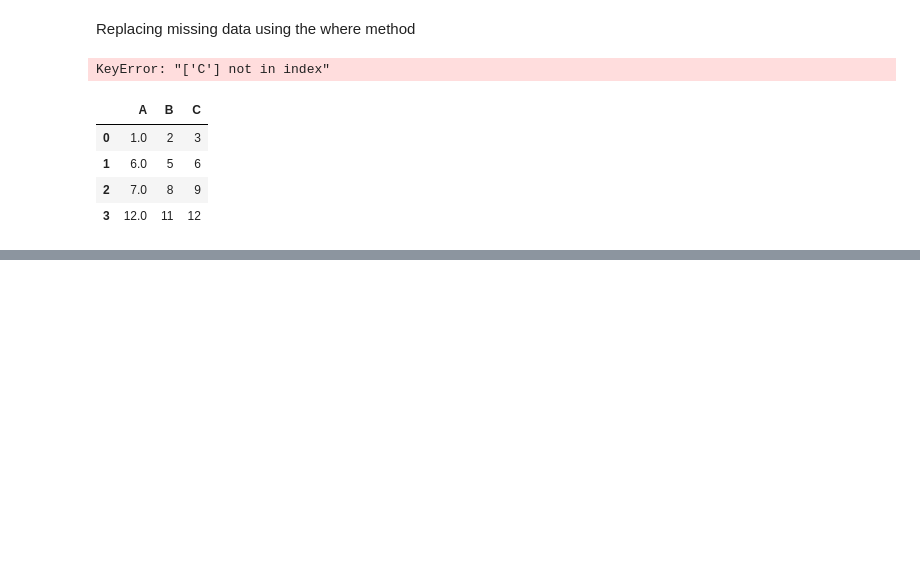
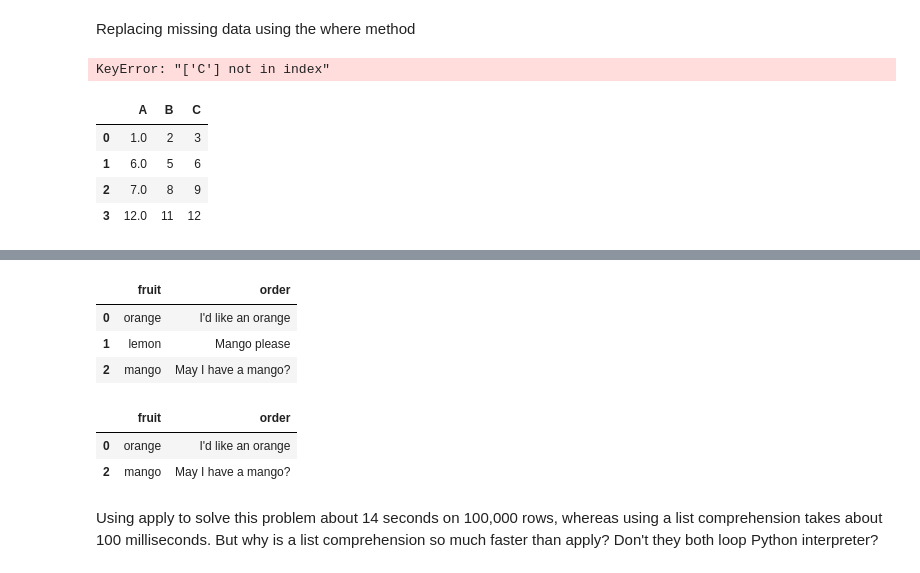
Before and after one commit to 1mmo/data-analysis-handbook, a Jupyter notebook: handbook/Working with data/Pandas.ipynb, the cells around one changed output, grey strips where cells are left out. Saved outputs shown, nothing was run; the diff lists cells and outputs as text; code cells hidden in the pictures; blank space fills up the shorter version.

Commit message:
continue learning about apply

```diff
--- a/handbook/Working with data/Pandas.ipynb
+++ b/handbook/Working with data/Pandas.ipynb
@@ -3021,0 +3036,20 @@ df
+# %%
+data = pd.DataFrame({
+    'fruit': ['orange', 'lemon', 'mango'],
+    'order': ["I'd like an orange",
+              "Mango please",
+              "May I have a mango?"]
+})
+# %%
+data
+# %% [output]
+|  | fruit | order |
+| 0 | orange | I'd like an orange |
+| 1 | lemon | Mango please |
+| 2 | mango | May I have a mango? |
+# %%
+ data.apply(test_fruit_in_order, axis=1, result_type='reduce').dropna()
+# %% [output]
+|  | fruit | order |
+| 0 | orange | I'd like an orange |
+| 2 | mango | May I have a mango? |
@@ -3021,0 +3059,3 @@ df
+# %% [markdown]
+Using apply to solve this problem about 14 seconds on 100,000 rows, whereas using a list comprehension takes about
+100 milliseconds. But why is a list comprehension so much faster than apply? Don't they both loop Python interpreter?
```
Also changed, not shown: parts of 5 cells of this notebook.
